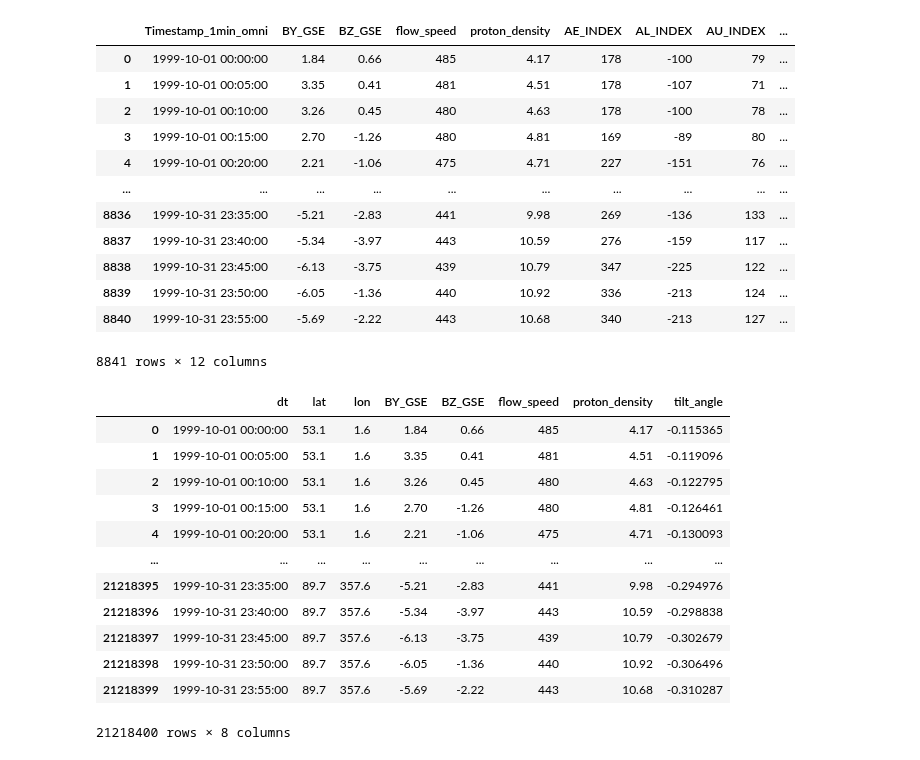
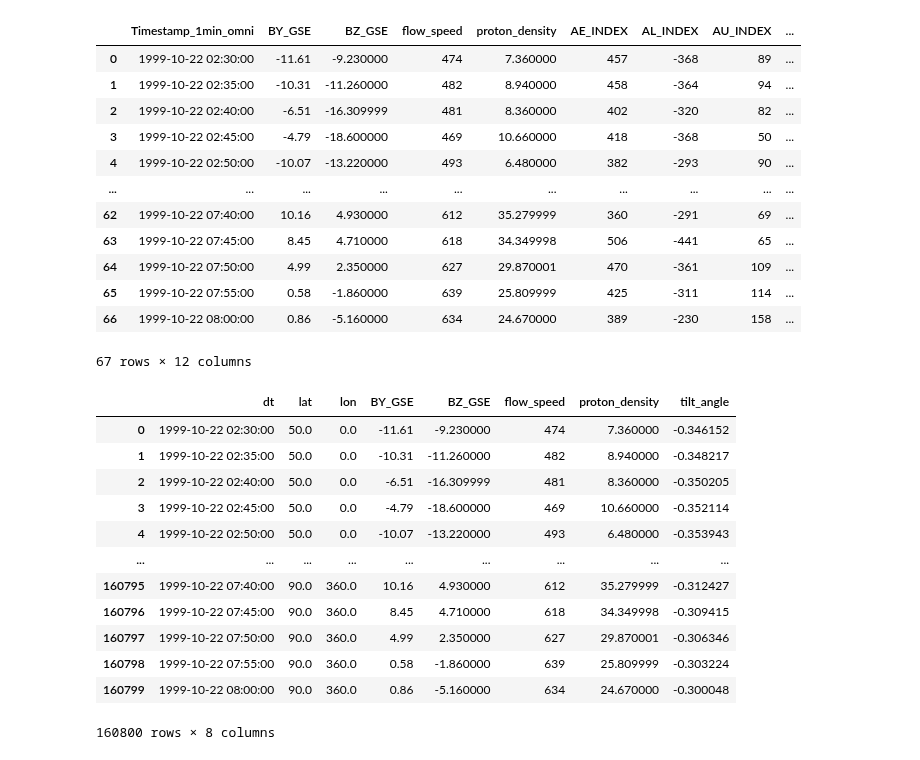
Before and after one commit to reddy-sachin/REPPU-ESN2, a Jupyter notebook: AE/Qj_ESN.ipynb, the cells around one changed output. Drawn from its saved outputs; the diff is of its cells as text; code cells hidden in the pictures.

```diff
--- a/AE/Qj_ESN.ipynb
+++ b/AE/Qj_ESN.ipynb
@@ -25,54 +26,70 @@ from esn_dts_openloop import ESN, Tikhonov
 # %%
 def open_omni():
     df = pd.read_csv('/home/sachin/Documents/NIPR/Research/Data/OMNI/omni_hro_5min_1999-10.csv')
     #df = pd.read_csv('/home/sachin/Documents/NIPR/Research/Data/OMNI/omni_hro2_5min_2004_2007.csv')
 
     df = df[df['BY_GSE'] < 100]
     df = df[df['BZ_GSE'] < 100]
     df = df[df['flow_speed'] < 1400]
     df = df[df['proton_density'] < 150]
     df = df[df['F10.7'] < 400]
     df = df[df['Kp'] < 100]
     df['Kp'] = df['Kp'] / 10
     df[['F10.7','flow_speed']] = df[['F10.7','flow_speed']].astype(int)
 
     df['Timestamp_1min_omni'] = pd.to_datetime(df['Timestamp_1min_omni'])
 
     #df = df[df['Timestamp_1min_omni'] == '1999-10-22 05:50:00']
-    #df = df[df['Timestamp_1min_omni'].between('1999-10-22 03:00:00', '1999-10-22 08:30:00')]
+    df = df[df['Timestamp_1min_omni'].between('1999-10-22 02:30:00', '1999-10-22 08:00:00')]
     #df = df[df['Timestamp_1min_omni'].between('2004-01-01 00:00:00', '2004-12-31 23:59:59')]
-    #df = df[df['Timestamp_1min_omni'].between('1999-10-22 03:00:00', '1999-10-22 08:30:00')]
+    #df = df[df['Timestamp_1min_omni'].between('1999-10-21 21:00:00', '1999-10-23 00:00:00')]
+
+    #Weimer comparison
+    #df = df[df['Timestamp_1min_omni'].between('1995-10-18 15:00:00', '1995-10-19 00:00:00')]
 
     df = df.set_index('Timestamp_1min_omni')
     #df = df.resample('1h').mean(numeric_only=True)
     df = df.reset_index()
 
     return df
 
 omni_data = open_omni()
 omni_data
 # %% [output]
 |  | Timestamp_1min_omni | BY_GSE | BZ_GSE | flow_speed | proton_density | AE_INDEX | AL_INDEX | AU_INDEX | ... |
-| 0 | 1999-10-01 00:00:00 | 1.84 | 0.66 | 485 | 4.17 | 178 | -100 | 79 | ... |
-| 1 | 1999-10-01 00:05:00 | 3.35 | 0.41 | 481 | 4.51 | 178 | -107 | 71 | ... |
-| 2 | 1999-10-01 00:10:00 | 3.26 | 0.45 | 480 | 4.63 | 178 | -100 | 78 | ... |
-| 3 | 1999-10-01 00:15:00 | 2.70 | -1.26 | 480 | 4.81 | 169 | -89 | 80 | ... |
-| 4 | 1999-10-01 00:20:00 | 2.21 | -1.06 | 475 | 4.71 | 227 | -151 | 76 | ... |
+| 0 | 1999-10-22 02:30:00 | -11.61 | -9.230000 | 474 | 7.360000 | 457 | -368 | 89 | ... |
+| 1 | 1999-10-22 02:35:00 | -10.31 | -11.260000 | 482 | 8.940000 | 458 | -364 | 94 | ... |
+| 2 | 1999-10-22 02:40:00 | -6.51 | -16.309999 | 481 | 8.360000 | 402 | -320 | 82 | ... |
+| 3 | 1999-10-22 02:45:00 | -4.79 | -18.600000 | 469 | 10.660000 | 418 | -368 | 50 | ... |
+| 4 | 1999-10-22 02:50:00 | -10.07 | -13.220000 | 493 | 6.480000 | 382 | -293 | 90 | ... |
 | ... | ... | ... | ... | ... | ... | ... | ... | ... | ... |
-| 8836 | 1999-10-31 23:35:00 | -5.21 | -2.83 | 441 | 9.98 | 269 | -136 | 133 | ... |
-| 8837 | 1999-10-31 23:40:00 | -5.34 | -3.97 | 443 | 10.59 | 276 | -159 | 117 | ... |
-| 8838 | 1999-10-31 23:45:00 | -6.13 | -3.75 | 439 | 10.79 | 347 | -225 | 122 | ... |
-| 8839 | 1999-10-31 23:50:00 | -6.05 | -1.36 | 440 | 10.92 | 336 | -213 | 124 | ... |
-| 8840 | 1999-10-31 23:55:00 | -5.69 | -2.22 | 443 | 10.68 | 340 | -213 | 127 | ... |
+| 62 | 1999-10-22 07:40:00 | 10.16 | 4.930000 | 612 | 35.279999 | 360 | -291 | 69 | ... |
+| 63 | 1999-10-22 07:45:00 | 8.45 | 4.710000 | 618 | 34.349998 | 506 | -441 | 65 | ... |
+| 64 | 1999-10-22 07:50:00 | 4.99 | 2.350000 | 627 | 29.870001 | 470 | -361 | 109 | ... |
+| 65 | 1999-10-22 07:55:00 | 0.58 | -1.860000 | 639 | 25.809999 | 425 | -311 | 114 | ... |
+| 66 | 1999-10-22 08:00:00 | 0.86 | -5.160000 | 634 | 24.670000 | 389 | -230 | 158 | ... |
-8841 rows × 12 columns
+67 rows × 12 columns
 # %%
 def split_to_df(df):
 
     df = df.copy()
 
+    def calculate_tilt_angle(row):
+        t0 = datetime.datetime(1970, 1, 1)
+        t1 = row['Timestamp_1min_omni']
+        tdiff = (t1 - t0).total_seconds()
+        tilt_angle = geopack.recalc(tdiff) # Calculate dipole tilt angle
+
+        return tilt_angle
+
+    df['tilt_angle'] = df.apply(calculate_tilt_angle, axis=1)
+
     #create grid of lat and lon
-    lat = np.linspace(53.1, 89.7, 30) #30 intervals between 53.1° to 89.7°
-    lon = np.linspace(1.6, 357.6, 80) #80 intervals between 1.6° to 357.6°
+    lat = np.linspace(50, 90, 30) #30 intervals between 53.1° to 89.7°
+    lon = np.linspace(0, 360, 80) #80 intervals between 1.6° to 357.6°
+
+    #lat = np.linspace(53.1, 89.7, 30) #30 intervals between 53.1° to 89.7°
+    #lon = np.linspace(1.6, 357.6, 80) #80 intervals between 1.6° to 357.6°
 
     lat_mesh, lon_mesh = np.meshgrid(lat, lon)
     lats = lat_mesh.flatten()
@@ -106,18 +123,18 @@ df_esn = split_to_df(omni_data)
 df_esn
 # %% [output]
 |  | dt | lat | lon | BY_GSE | BZ_GSE | flow_speed | proton_density | tilt_angle |
-| 0 | 1999-10-01 00:00:00 | 53.1 | 1.6 | 1.84 | 0.66 | 485 | 4.17 | -0.115365 |
-| 1 | 1999-10-01 00:05:00 | 53.1 | 1.6 | 3.35 | 0.41 | 481 | 4.51 | -0.119096 |
-| 2 | 1999-10-01 00:10:00 | 53.1 | 1.6 | 3.26 | 0.45 | 480 | 4.63 | -0.122795 |
-| 3 | 1999-10-01 00:15:00 | 53.1 | 1.6 | 2.70 | -1.26 | 480 | 4.81 | -0.126461 |
-| 4 | 1999-10-01 00:20:00 | 53.1 | 1.6 | 2.21 | -1.06 | 475 | 4.71 | -0.130093 |
+| 0 | 1999-10-22 02:30:00 | 50.0 | 0.0 | -11.61 | -9.230000 | 474 | 7.360000 | -0.346152 |
+| 1 | 1999-10-22 02:35:00 | 50.0 | 0.0 | -10.31 | -11.260000 | 482 | 8.940000 | -0.348217 |
+| 2 | 1999-10-22 02:40:00 | 50.0 | 0.0 | -6.51 | -16.309999 | 481 | 8.360000 | -0.350205 |
+| 3 | 1999-10-22 02:45:00 | 50.0 | 0.0 | -4.79 | -18.600000 | 469 | 10.660000 | -0.352114 |
+| 4 | 1999-10-22 02:50:00 | 50.0 | 0.0 | -10.07 | -13.220000 | 493 | 6.480000 | -0.353943 |
 | ... | ... | ... | ... | ... | ... | ... | ... | ... |
-| 21218395 | 1999-10-31 23:35:00 | 89.7 | 357.6 | -5.21 | -2.83 | 441 | 9.98 | -0.294976 |
-| 21218396 | 1999-10-31 23:40:00 | 89.7 | 357.6 | -5.34 | -3.97 | 443 | 10.59 | -0.298838 |
-| 21218397 | 1999-10-31 23:45:00 | 89.7 | 357.6 | -6.13 | -3.75 | 439 | 10.79 | -0.302679 |
-| 21218398 | 1999-10-31 23:50:00 | 89.7 | 357.6 | -6.05 | -1.36 | 440 | 10.92 | -0.306496 |
-| 21218399 | 1999-10-31 23:55:00 | 89.7 | 357.6 | -5.69 | -2.22 | 443 | 10.68 | -0.310287 |
+| 160795 | 1999-10-22 07:40:00 | 90.0 | 360.0 | 10.16 | 4.930000 | 612 | 35.279999 | -0.312427 |
+| 160796 | 1999-10-22 07:45:00 | 90.0 | 360.0 | 8.45 | 4.710000 | 618 | 34.349998 | -0.309415 |
+| 160797 | 1999-10-22 07:50:00 | 90.0 | 360.0 | 4.99 | 2.350000 | 627 | 29.870001 | -0.306346 |
+| 160798 | 1999-10-22 07:55:00 | 90.0 | 360.0 | 0.58 | -1.860000 | 639 | 25.809999 | -0.303224 |
+| 160799 | 1999-10-22 08:00:00 | 90.0 | 360.0 | 0.86 | -5.160000 | 634 | 24.670000 | -0.300048 |
-21218400 rows × 8 columns
+160800 rows × 8 columns
 # %%
 def load_esn(df):
 
```
Also changed, not shown: parts of 19 cells of this notebook, 1 other file.
